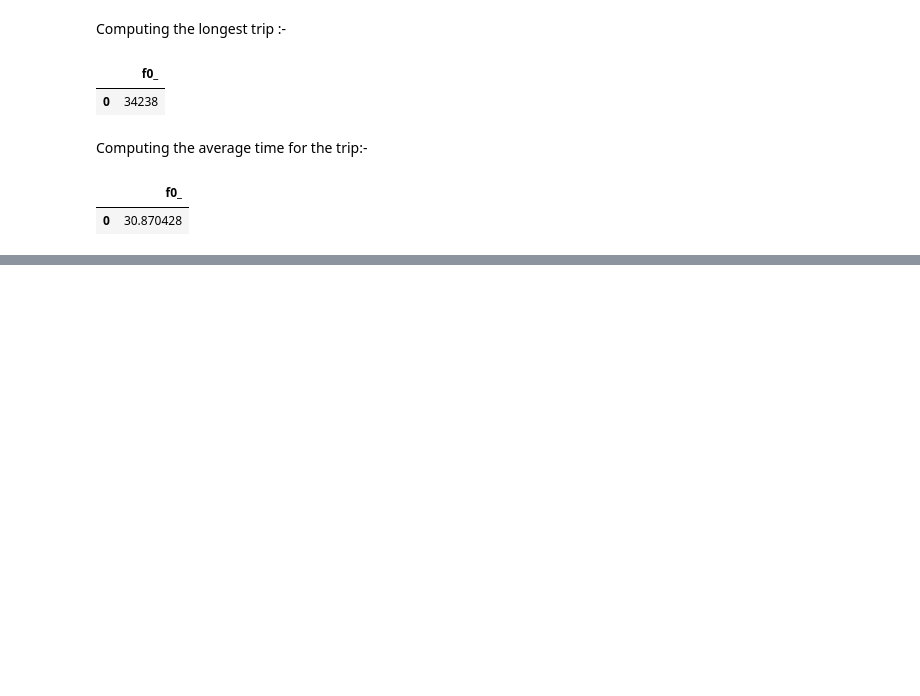
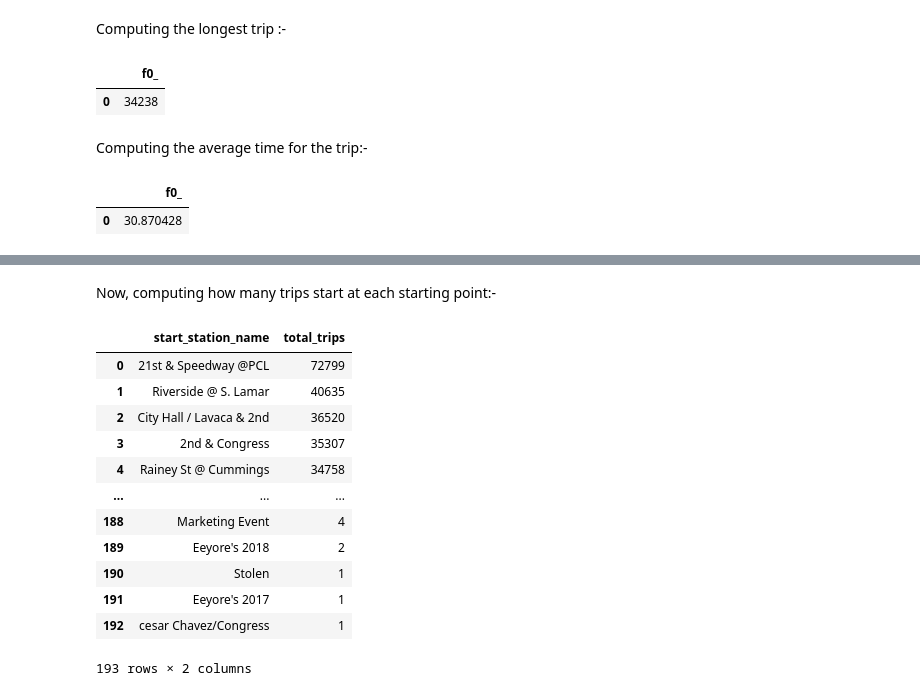
Before and after one commit to Saneesh122/Data-Processing-and-Visualization-, a Jupyter notebook: 03_SQL.ipynb, the cells around one changed output, grey strips where cells are left out. Cells and saved outputs as stored; diff of their text form; code cells hidden in the pictures; blank space fills up the shorter version.

```diff
--- a/03_SQL.ipynb
+++ b/03_SQL.ipynb
@@ -61,0 +76,23 @@ FROM `bigquery-public-data.austin_bikeshare.bikeshare_trips` as table
+# %% [markdown]
+Now, computing how many trips start at each starting point:-
+# %%
+%%bigquery --project projectfordatavisualization
+SELECT start_station_name,
+COUNT(*) as total_trips
+FROM `bigquery-public-data.austin_bikeshare.bikeshare_trips`
+GROUP BY start_station_name
+ORDER BY total_trips DESC
+# %% [output]
+|  | start_station_name | total_trips |
+| 0 | 21st & Speedway @PCL | 72799 |
+| 1 | Riverside @ S. Lamar | 40635 |
+| 2 | City Hall / Lavaca & 2nd | 36520 |
+| 3 | 2nd & Congress | 35307 |
+| 4 | Rainey St @ Cummings | 34758 |
+| ... | ... | ... |
+| 188 | Marketing Event | 4 |
+| 189 | Eeyore's 2018 | 2 |
+| 190 | Stolen | 1 |
+| 191 | Eeyore's 2017 | 1 |
+| 192 | cesar Chavez/Congress | 1 |
+193 rows × 2 columns
```
Also changed, not shown: parts of 2 cells of this notebook.
